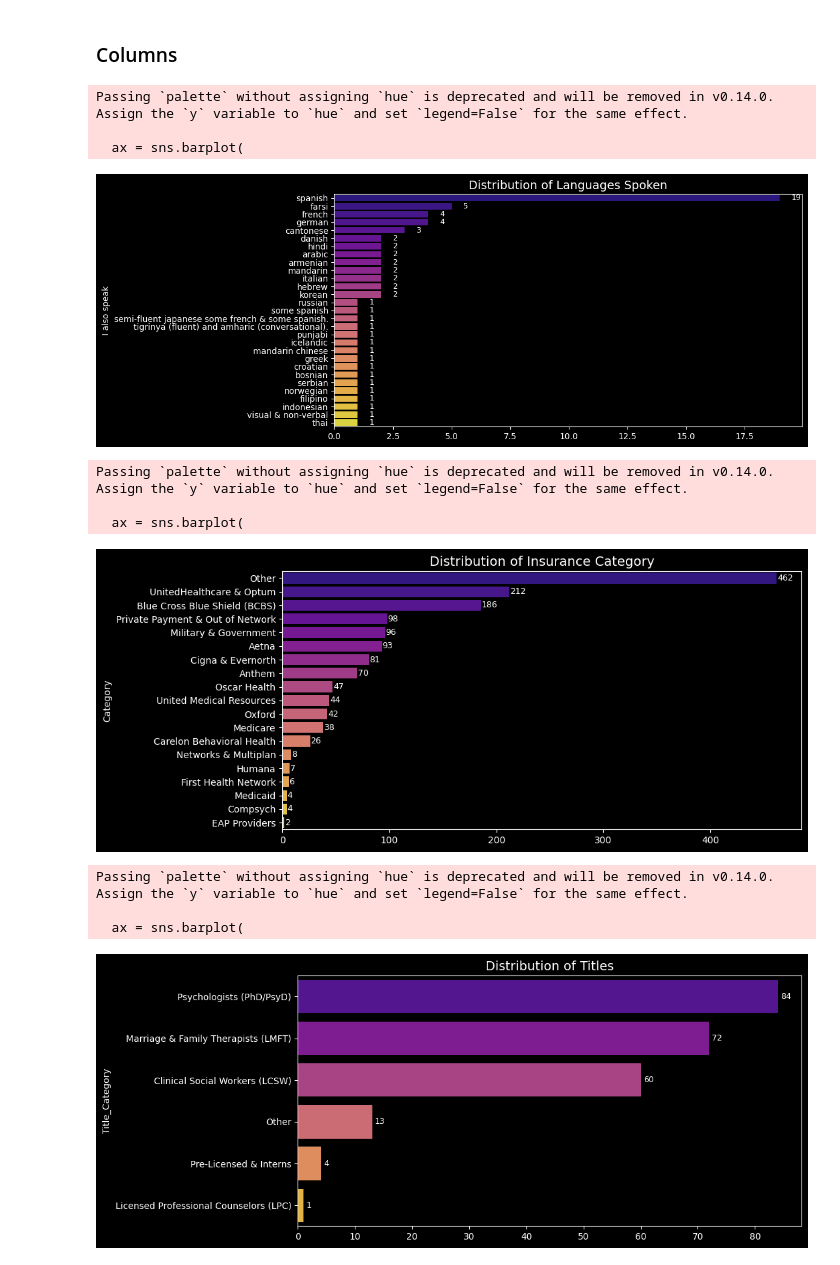
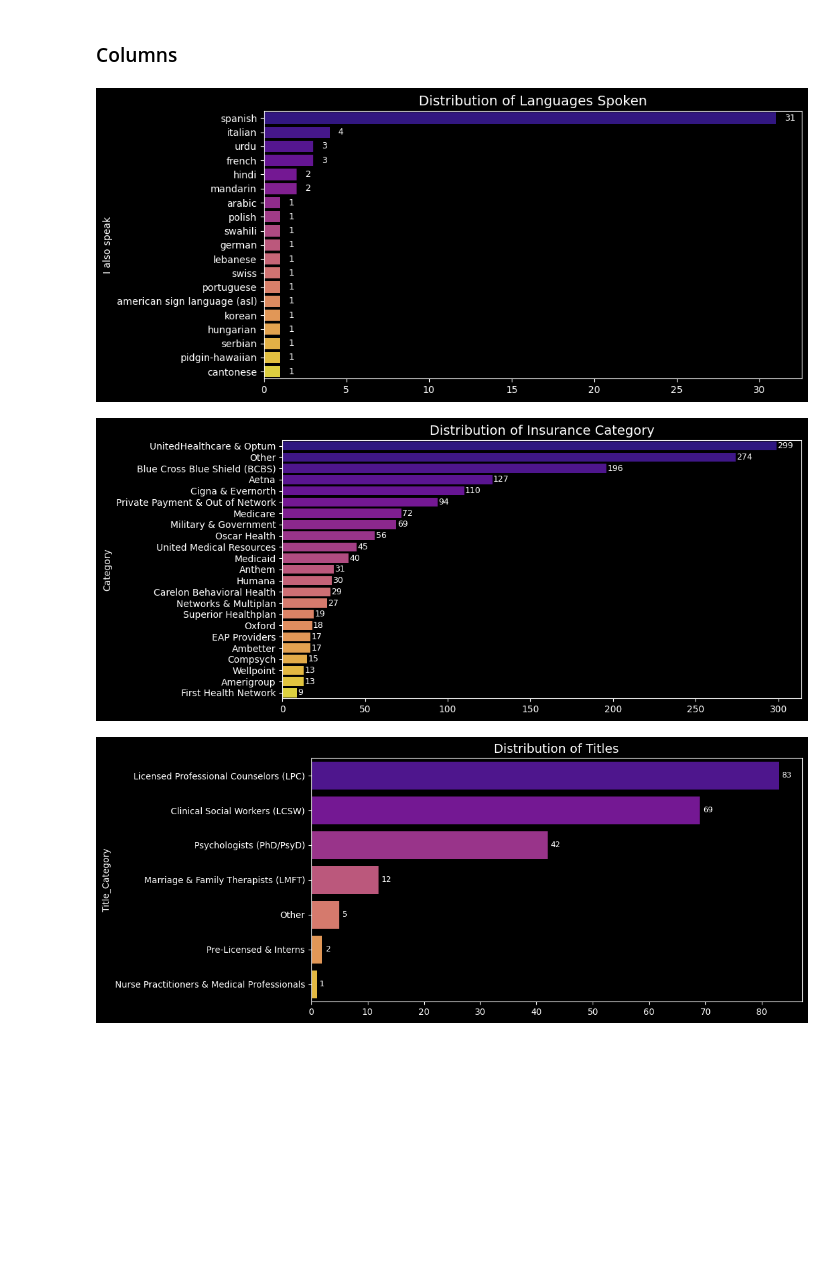
Before and after one commit to pallavmarch/Psychologytoday-therapist-analysis, a Jupyter notebook: PsychologyToday_Dementia_analysis.ipynb, the cells around one changed output. Cells and saved outputs as stored; diff of their text form; code cells hidden in the pictures; blank space fills up the shorter version.

```diff
--- a/PsychologyToday_Dementia_analysis.ipynb
+++ b/PsychologyToday_Dementia_analysis.ipynb
@@ -34,7 +34,7 @@ Requirement already satisfied: six>=1.5 in /usr/local/lib/python3.11/dist-packag
 # %%
 state_files = {
     "Texas": {
-        "input": "/content/therapists_Texas.csv",
+        "input": "/content/therapist_data_Texas.csv",
         "output": "Dementia_Analysis_Texas.xlsx"
     },
     "California": {
@@ -385,7 +387,7 @@ expertise_groups = {
         "adjusting to retirement", "elderly support", "memory loss support"
     ],
     "Women's Issues": [
-        "women's issues", "pregnancy, prenatal, postpartum", "menopause support",
+        "women's issues", "woman's issues","pregnancy, prenatal, postpartum", "menopause support",
         "gender-based challenges", "maternal mental health"
     ],
     "Behavioral Issues & Impulse Control": [
@@ -791,72 +793,61 @@ plot_horizontalBar(Dementia['Region'].value_counts(), "Distribution of Region")
 
 ############################### Session charges, Practise years  ################################
 
-# Clean numerical columns
 cols_to_clean = ['Individual Sessions ($)', 'Couple Sessions ($)', 'In Practice (years)']
 
 Dementia[cols_to_clean] = (
     Dementia[cols_to_clean]
     .astype(str)
     .replace('Not Found', np.nan)
-    .apply(lambda x: x.str.replace(r'[$ ]', '', regex=True) if x.dtype == "object" else x)
+    .apply(lambda x: x.str.replace(r'[$ ]', '', regex=True)) # if x.dtype == "object" else x)
     .apply(pd.to_numeric, errors='coerce')
+    .replace(0, np.nan)  # Replace 0 with NaN
 )
+
+
+Dementia[cols_to_clean] = Dementia[cols_to_clean].replace(0, np.nan)
 
 for col in cols_to_clean + ['Graduation Year']:
     plot_count_distribution(Dementia, col, f'{col} distribution')
 
 
-#   pivot_table1 = Dementia.groupby('Dementia')[cols_to_clean].agg(
-#       ['mean', 'median', 'min', 'max', 'std', 'count', 'nunique', lambda x: x.isnull().sum()]
-#   )
 
-# =================================================
+aggregated_stats = Dementia[cols_to_clean].agg(
+    ['mean', 'median', 'min', 'max', 'std', 'count', 'nunique', lambda x: x.isnull().sum()])
 
-value_counts_list = [
-    Dementia[col].value_counts().astype(int).rename_axis(col).reset_index(name='Count')
-    for col in cols_to_clean
-]
-side_by_side = pd.concat(value_counts_list, axis=1)
+aggregated_stats = aggregated_stats.applymap(lambda x: int(x) if not pd.isna(x) else x)
+aggregated_stats.style.background_gradient(cmap='Blues').format("{:.0f}")
 
 
-pivot_table1 = pd.pivot_table(Dementia,
-                              values=cols_to_clean,
-                              aggfunc=['mean', 'median', 'min', 'max', 'std', 'count', 'nunique', lambda x: x.isnull().sum()],
-                              columns=['Dementia'],
-                              dropna=True)
 
-pivot_table1 = pivot_table1.applymap(lambda x: int(x) if not pd.isna(x) else x)
-pivot_table1.style.background_gradient(cmap='Blues').format("{:.0f}")
-
+###pivot_table1 = pd.pivot_table(Dementia,
+###                              values=cols_to_clean,
+###                              aggfunc=['mean', 'median', 'min', 'max', 'std', 'count', 'nunique', lambda x: x.isnull().sum()],
+###                              columns=['Dementia'],
+###                              dropna=True)
+###
+###pivot_table1 = pivot_table1.applymap(lambda x: int(x) if not pd.isna(x) else x)
+###pivot_table1.style.background_gradient(cmap='Blues').format("{:.0f}")
 
 
 ############################### Excel file download  ################################
 
 with pd.ExcelWriter(final_file, engine='xlsxwriter') as writer:
     language_counts.to_frame("Count").sort_index().to_excel(writer, sheet_name='Languages')
     insurance_mapping_df[['Category', 'Insurance']].value_counts().to_frame("Count").sort_index().to_excel(writer, sheet_name='Insurance')
     Dementia[['Title_Category', 'Title_shorten']].value_counts().to_frame("Count").sort_index().to_excel(writer, sheet_name='Titles')
     Expertise[['Category', 'Expertise']].value_counts().to_frame("Count").sort_index().to_excel(writer, sheet_name='Expertise')
     Top_specialties[['Category', 'Top_specialties']].value_counts().to_frame("Count").sort_index().to_excel(writer, sheet_name='Top Specialties')
     therapy_types[['Category', 'therapy_types']].value_counts().to_frame("Count").sort_index().to_excel(writer, sheet_name='Therapy Types')
     Dementia[['Certificate_Category', 'Certificate_clean']].value_counts().to_frame("Count").sort_index().to_excel(writer, sheet_name='Certifications')
     Dementia[['Region', 'City']].value_counts().to_frame("Count").sort_index().to_excel(writer, sheet_name='Region')
     pivot_table1.sort_index().to_excel(writer, sheet_name='Descriptive Stats')
     Dementia.sort_values(by=['Name'], ascending=True).to_excel(writer, sheet_name='Full Data', index=False)
 
 
 
 files.download(final_file)
 # %% [output]
-Passing `palette` without assigning `hue` is deprecated and will be removed in v0.14.0. Assign the `y` variable to `hue` and set `legend=False` for the same effect.
-
-  ax = sns.barplot(
-[figure, old version]
+[figure, new version]
-Passing `palette` without assigning `hue` is deprecated and will be removed in v0.14.0. Assign the `y` variable to `hue` and set `legend=False` for the same effect.
-
-  ax = sns.barplot(
-[figure, old version]
+[figure, new version]
-Passing `palette` without assigning `hue` is deprecated and will be removed in v0.14.0. Assign the `y` variable to `hue` and set `legend=False` for the same effect.
-
-  ax = sns.barplot(
-[figure, old version]
+[figure, new version]
```
Also changed, not shown: parts of 6 cells of this notebook.
